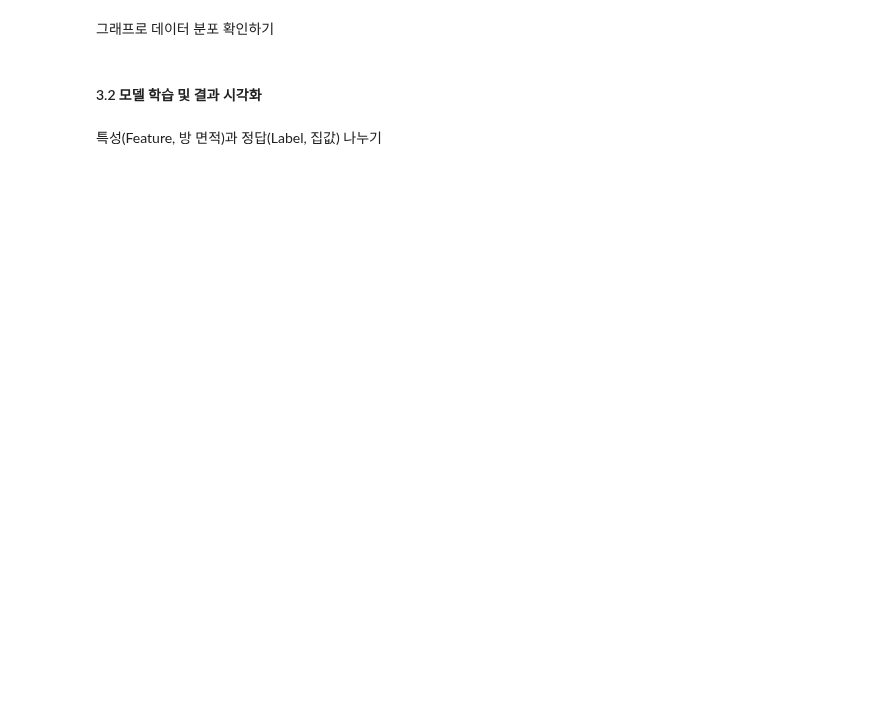
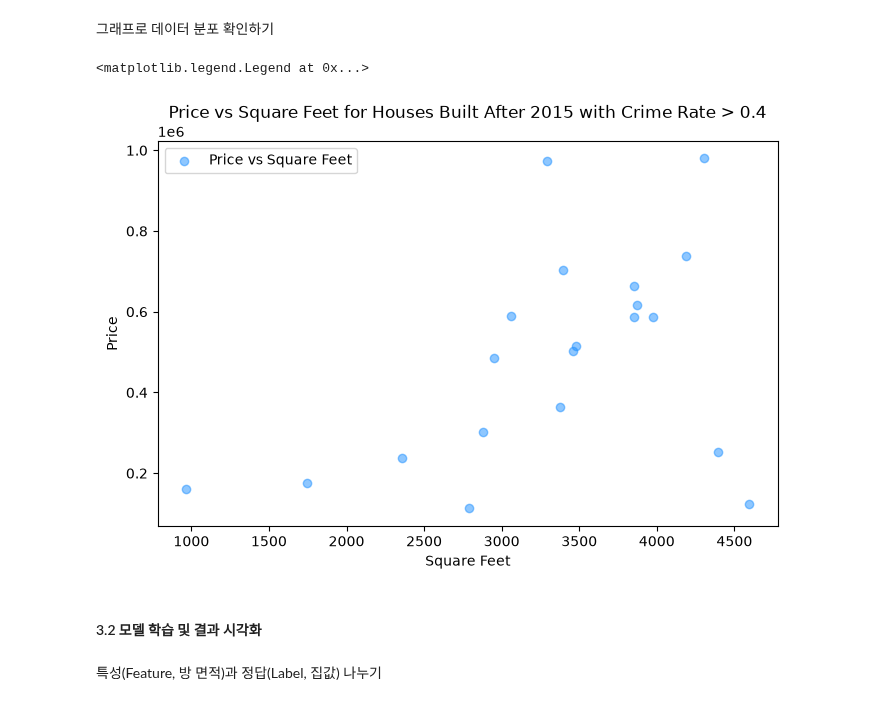
Before and after one commit to Cocode96/AX_Study, a Jupyter notebook: 04_MACHINE_LEARNING/src/04_machine_learning/chapter02/01.ipynb, the cells around one changed output. Saved outputs shown, nothing was run; the diff lists cells and outputs as text; code cells hidden in the pictures; blank space fills up the shorter version.

```diff
--- a/04_MACHINE_LEARNING/src/04_machine_learning/chapter02/01.ipynb
+++ b/04_MACHINE_LEARNING/src/04_machine_learning/chapter02/01.ipynb
@@ -6,0 +10,3 @@ USA 주택 데이터(CSV) 불러오기
+# %%
+df = pd.read_csv("usa_housing.csv", encoding="cp949")
+df.head()
@@ -7,2 +20,5 @@ USA 주택 데이터(CSV) 불러오기
 # %% [markdown]
 데이터 전처리: 최근 데이터 + 범죄율이 낮은 데이터로 필터링
+# %%
+df = df[(df['YearBuilt'] > 2015) & (df['CrimeRate'] > 0.4)]
+df.head()
@@ -9,5 +32,15 @@ USA 주택 데이터(CSV) 불러오기
 # %% [markdown]
 그래프로 데이터 분포 확인하기
+# %%
+plt.figure(figsize=(8,5))
+plt.scatter(df['SquareFeet'], df['Price'], color='dodgerblue', alpha=0.5, label='Price vs Square Feet')
+plt.title('Price vs Square Feet for Houses Built After 2015 with Crime Rate > 0.4')
+plt.xlabel('Square Feet')
+plt.ylabel('Price')
+plt.legend()
+# %% [output]
+<matplotlib.legend.Legend at 0x...>
+[figure, added]
 # %% [markdown]
 #### 3.2 모델 학습 및 결과 시각화
 # %% [markdown]
```
Also changed, not shown: parts of 11 cells of this notebook, 1 other file.
